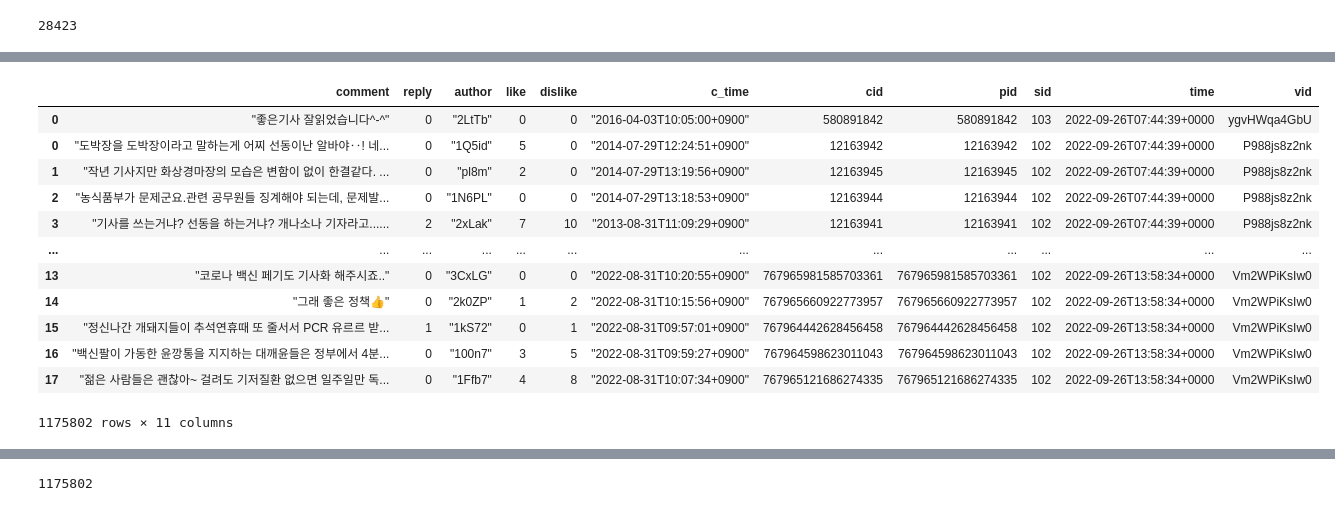
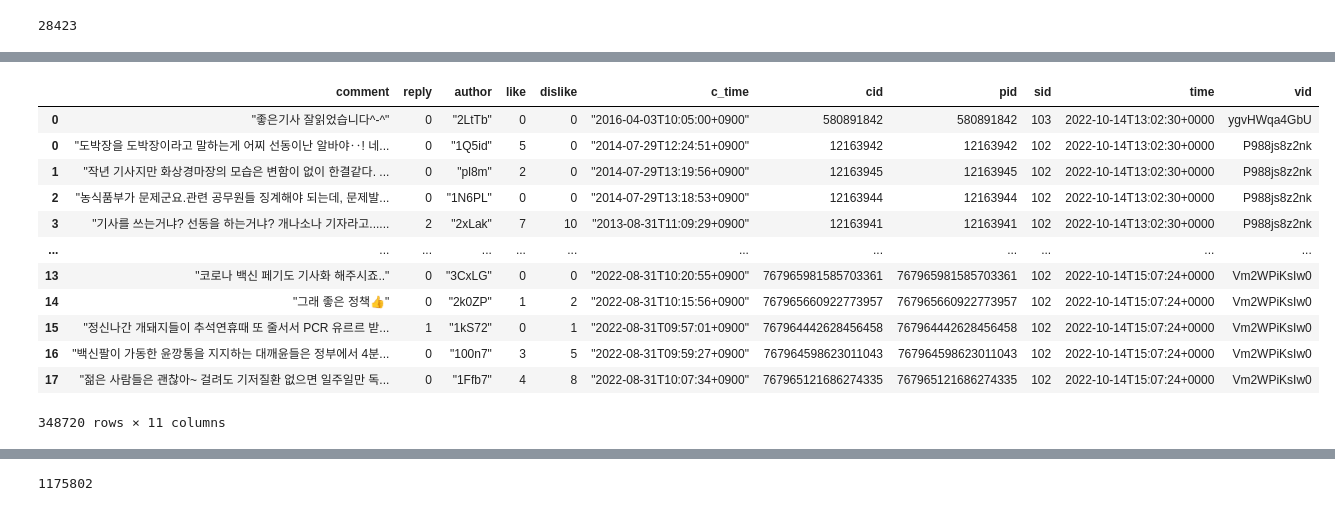
Before and after one commit to mglee815/naver_comments, a Jupyter notebook: code/get_naver_comments.ipynb, the cells around one changed output, grey strips where cells are left out. Drawn from its saved outputs; the diff is of its cells as text; code cells hidden in the pictures.

```diff
--- a/code/get_naver_comments.ipynb
+++ b/code/get_naver_comments.ipynb
@@ -1,7 +1,7 @@
 # %%
 import pandas as pd
 # %%
-urls = pd.read_csv("./naver_KBS_url.csv")
+urls = pd.read_csv("../data/naver_KBS_url.csv")
 # %%
 urls.reset_index(drop = True, inplace=True)
 urls = urls.iloc[:,[1,2]]
@@ -12,10 +12,3 @@ vid_lst = urls.iloc[:,1]
 len(urls_lst)
 # %% [output]
 28423
-# %%
-url = urls_lst[2]
-print(url)
-oid = re.findall('article/([^\*]*)/', str(url))[0]
-aid = re.findall(f'{oid}/([^\*]*)[?]', str(url))[0]
-sid = url[-3:]
-print(oid, aid, sid)
@@ -165,21 +183,21 @@ Length: 17126, dtype: int64
+# %%
+total_df.drop_duplicates('comment')
+# %% [output]
+|  | comment | reply | author | like | dislike | c_time | cid | pid | sid | time | vid |
+| 0 | "좋은기사 잘읽었습니다^-^" | 0 | "2LtTb" | 0 | 0 | "2016-04-03T10:05:00+0900" | 580891842 | 580891842 | 103 | 2022-10-14T13:02:30+0000 | ygvHWqa4GbU |
+| 0 | "도박장을 도박장이라고 말하는게 어찌 선동이난 알바야‥! 네... | 0 | "1Q5id" | 5 | 0 | "2014-07-29T12:24:51+0900" | 12163942 | 12163942 | 102 | 2022-10-14T13:02:30+0000 | P988js8z2nk |
+| 1 | "작년 기사지만 화상경마장의 모습은 변함이 없이 한결같다. ... | 0 | "pl8m" | 2 | 0 | "2014-07-29T13:19:56+0900" | 12163945 | 12163945 | 102 | 2022-10-14T13:02:30+0000 | P988js8z2nk |
+| 2 | "농식품부가 문제군요.관련 공무원들 징계해야 되는데, 문제발... | 0 | "1N6PL" | 0 | 0 | "2014-07-29T13:18:53+0900" | 12163944 | 12163944 | 102 | 2022-10-14T13:02:30+0000 | P988js8z2nk |
+| 3 | "기사를 쓰는거냐? 선동을 하는거냐? 개나소나 기자라고...... | 2 | "2xLak" | 7 | 10 | "2013-08-31T11:09:29+0900" | 12163941 | 12163941 | 102 | 2022-10-14T13:02:30+0000 | P988js8z2nk |
+| ... | ... | ... | ... | ... | ... | ... | ... | ... | ... | ... | ... |
+| 13 | "코로나 백신 페기도 기사화 해주시죠.." | 0 | "3CxLG" | 0 | 0 | "2022-08-31T10:20:55+0900" | 767965981585703361 | 767965981585703361 | 102 | 2022-10-14T15:07:24+0000 | Vm2WPiKsIw0 |
+| 14 | "그래 좋은 정책👍" | 0 | "2k0ZP" | 1 | 2 | "2022-08-31T10:15:56+0900" | 767965660922773957 | 767965660922773957 | 102 | 2022-10-14T15:07:24+0000 | Vm2WPiKsIw0 |
+| 15 | "정신나간 개돼지들이 추석연휴때 또 줄서서 PCR 유르르 받... | 1 | "1kS72" | 0 | 1 | "2022-08-31T09:57:01+0900" | 767964442628456458 | 767964442628456458 | 102 | 2022-10-14T15:07:24+0000 | Vm2WPiKsIw0 |
+| 16 | "백신팔이 가동한 윤깡통을 지지하는 대깨윤들은 정부에서 4분... | 0 | "100n7" | 3 | 5 | "2022-08-31T09:59:27+0900" | 767964598623011043 | 767964598623011043 | 102 | 2022-10-14T15:07:24+0000 | Vm2WPiKsIw0 |
+| 17 | "젊은 사람들은 괜찮아~ 걸려도 기저질환 없으면 일주일만 독... | 0 | "1Ffb7" | 4 | 8 | "2022-08-31T10:07:34+0900" | 767965121686274335 | 767965121686274335 | 102 | 2022-10-14T15:07:24+0000 | Vm2WPiKsIw0 |
+348720 rows × 11 columns
 # %%
 total_df.to_pickle("./naver_KBS_comments.pkl")
-# %%
-total_df
-# %% [output]
-|  | comment | reply | author | like | dislike | c_time | cid | pid | sid | time | vid |
-| 0 | "좋은기사 잘읽었습니다^-^" | 0 | "2LtTb" | 0 | 0 | "2016-04-03T10:05:00+0900" | 580891842 | 580891842 | 103 | 2022-09-26T07:44:39+0000 | ygvHWqa4GbU |
-| 0 | "도박장을 도박장이라고 말하는게 어찌 선동이난 알바야‥! 네... | 0 | "1Q5id" | 5 | 0 | "2014-07-29T12:24:51+0900" | 12163942 | 12163942 | 102 | 2022-09-26T07:44:39+0000 | P988js8z2nk |
-| 1 | "작년 기사지만 화상경마장의 모습은 변함이 없이 한결같다. ... | 0 | "pl8m" | 2 | 0 | "2014-07-29T13:19:56+0900" | 12163945 | 12163945 | 102 | 2022-09-26T07:44:39+0000 | P988js8z2nk |
-| 2 | "농식품부가 문제군요.관련 공무원들 징계해야 되는데, 문제발... | 0 | "1N6PL" | 0 | 0 | "2014-07-29T13:18:53+0900" | 12163944 | 12163944 | 102 | 2022-09-26T07:44:39+0000 | P988js8z2nk |
-| 3 | "기사를 쓰는거냐? 선동을 하는거냐? 개나소나 기자라고...... | 2 | "2xLak" | 7 | 10 | "2013-08-31T11:09:29+0900" | 12163941 | 12163941 | 102 | 2022-09-26T07:44:39+0000 | P988js8z2nk |
-| ... | ... | ... | ... | ... | ... | ... | ... | ... | ... | ... | ... |
-| 13 | "코로나 백신 페기도 기사화 해주시죠.." | 0 | "3CxLG" | 0 | 0 | "2022-08-31T10:20:55+0900" | 767965981585703361 | 767965981585703361 | 102 | 2022-09-26T13:58:34+0000 | Vm2WPiKsIw0 |
-| 14 | "그래 좋은 정책👍" | 0 | "2k0ZP" | 1 | 2 | "2022-08-31T10:15:56+0900" | 767965660922773957 | 767965660922773957 | 102 | 2022-09-26T13:58:34+0000 | Vm2WPiKsIw0 |
-| 15 | "정신나간 개돼지들이 추석연휴때 또 줄서서 PCR 유르르 받... | 1 | "1kS72" | 0 | 1 | "2022-08-31T09:57:01+0900" | 767964442628456458 | 767964442628456458 | 102 | 2022-09-26T13:58:34+0000 | Vm2WPiKsIw0 |
-| 16 | "백신팔이 가동한 윤깡통을 지지하는 대깨윤들은 정부에서 4분... | 0 | "100n7" | 3 | 5 | "2022-08-31T09:59:27+0900" | 767964598623011043 | 767964598623011043 | 102 | 2022-09-26T13:58:34+0000 | Vm2WPiKsIw0 |
-| 17 | "젊은 사람들은 괜찮아~ 걸려도 기저질환 없으면 일주일만 독... | 0 | "1Ffb7" | 4 | 8 | "2022-08-31T10:07:34+0900" | 767965121686274335 | 767965121686274335 | 102 | 2022-09-26T13:58:34+0000 | Vm2WPiKsIw0 |
-1175802 rows × 11 columns
 # %%
 total_df.to_csv("./naver_KBS_comments.csv")
 # %%
```
Also changed, not shown: parts of 4 cells of this notebook, 11 other files.
